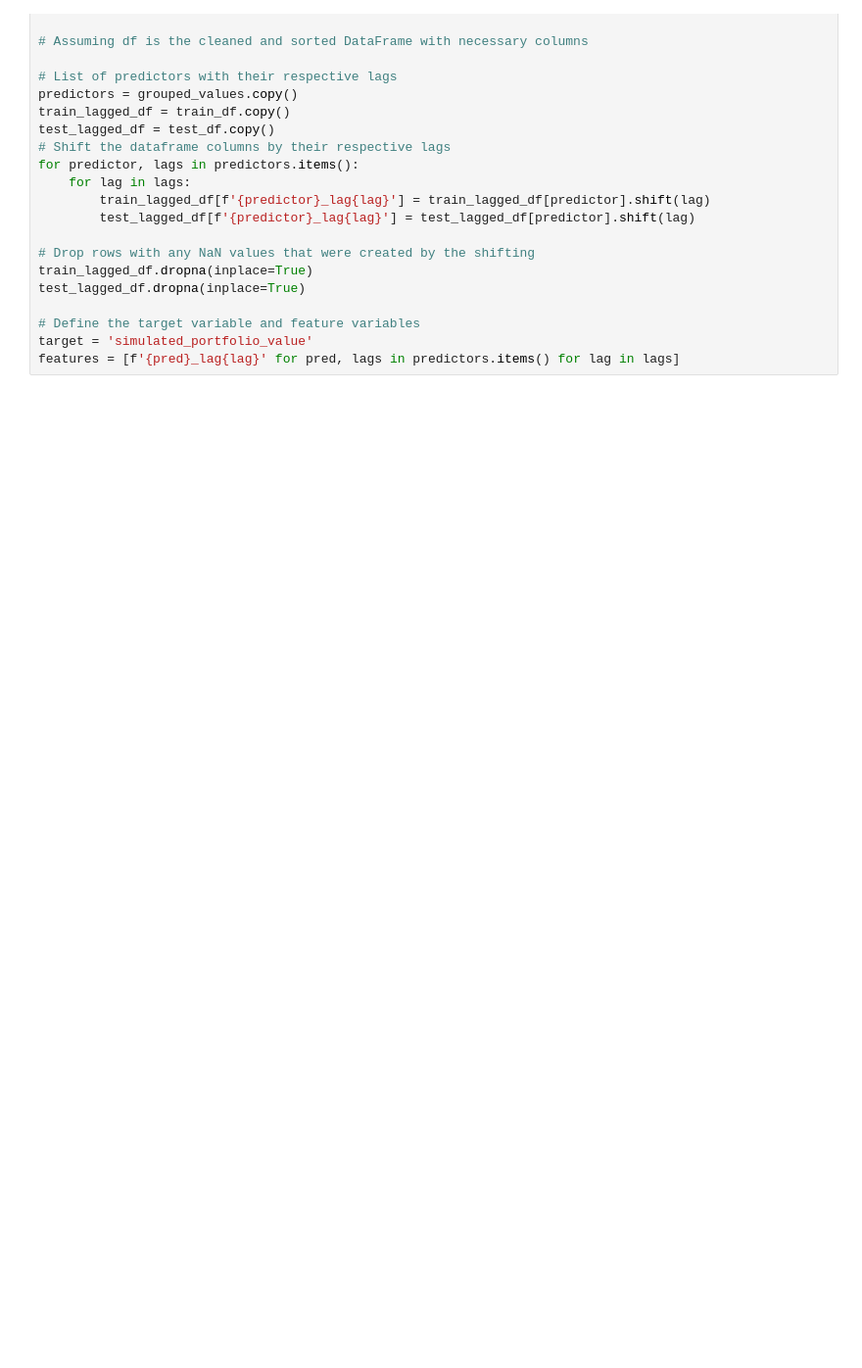
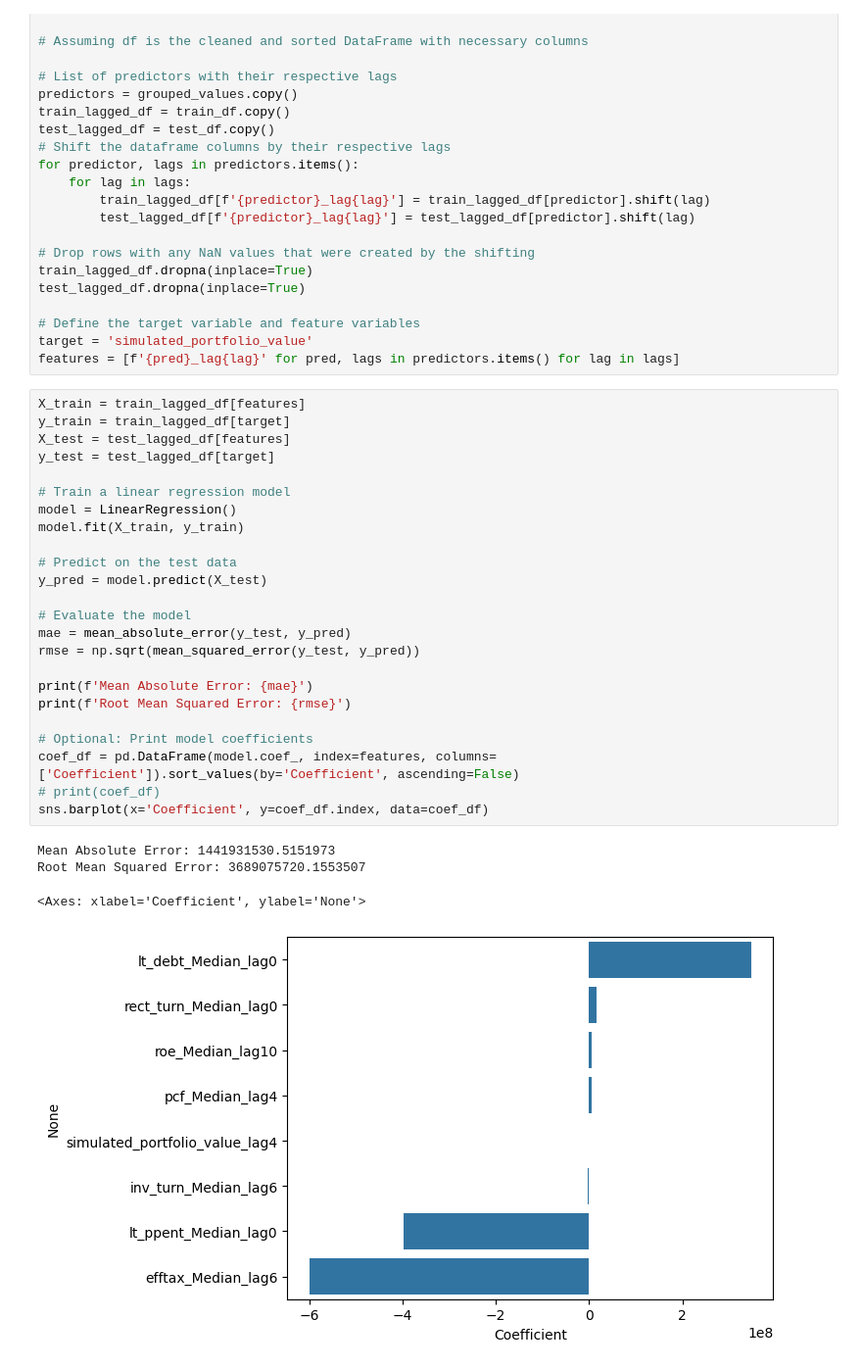
Before and after one commit to Marcello1099/uva-msc-ds-thesis, a Jupyter notebook: non-stationary.ipynb, the cells around one changed output. Shown: that part at 98% size. Drawn from its saved outputs; the diff is of its cells as text; blank space fills up the shorter version.

```diff
--- a/non-stationary.ipynb
+++ b/non-stationary.ipynb
@@ -180,3 +196,32 @@ test_lagged_df.dropna(inplace=True)
 # Define the target variable and feature variables
 target = 'simulated_portfolio_value'
 features = [f'{pred}_lag{lag}' for pred, lags in predictors.items() for lag in lags]
+# %%
+X_train = train_lagged_df[features]
+y_train = train_lagged_df[target]
+X_test = test_lagged_df[features]
+y_test = test_lagged_df[target]
+
+# Train a linear regression model
+model = LinearRegression()
+model.fit(X_train, y_train)
+
+# Predict on the test data
+y_pred = model.predict(X_test)
+
+# Evaluate the model
+mae = mean_absolute_error(y_test, y_pred)
+rmse = np.sqrt(mean_squared_error(y_test, y_pred))
+
+print(f'Mean Absolute Error: {mae}')
+print(f'Root Mean Squared Error: {rmse}')
+
+# Optional: Print model coefficients
+coef_df = pd.DataFrame(model.coef_, index=features, columns=['Coefficient']).sort_values(by='Coefficient', ascending=False)
+# print(coef_df)
+sns.barplot(x='Coefficient', y=coef_df.index, data=coef_df)
+# %% [output]
+Mean Absolute Error: 1441931530.5151973
+Root Mean Squared Error: 3689075720.1553507
+<Axes: xlabel='Coefficient', ylabel='None'>
+[figure, added]
```
Also changed, not shown: parts of 3 cells of this notebook, 1 other file.
